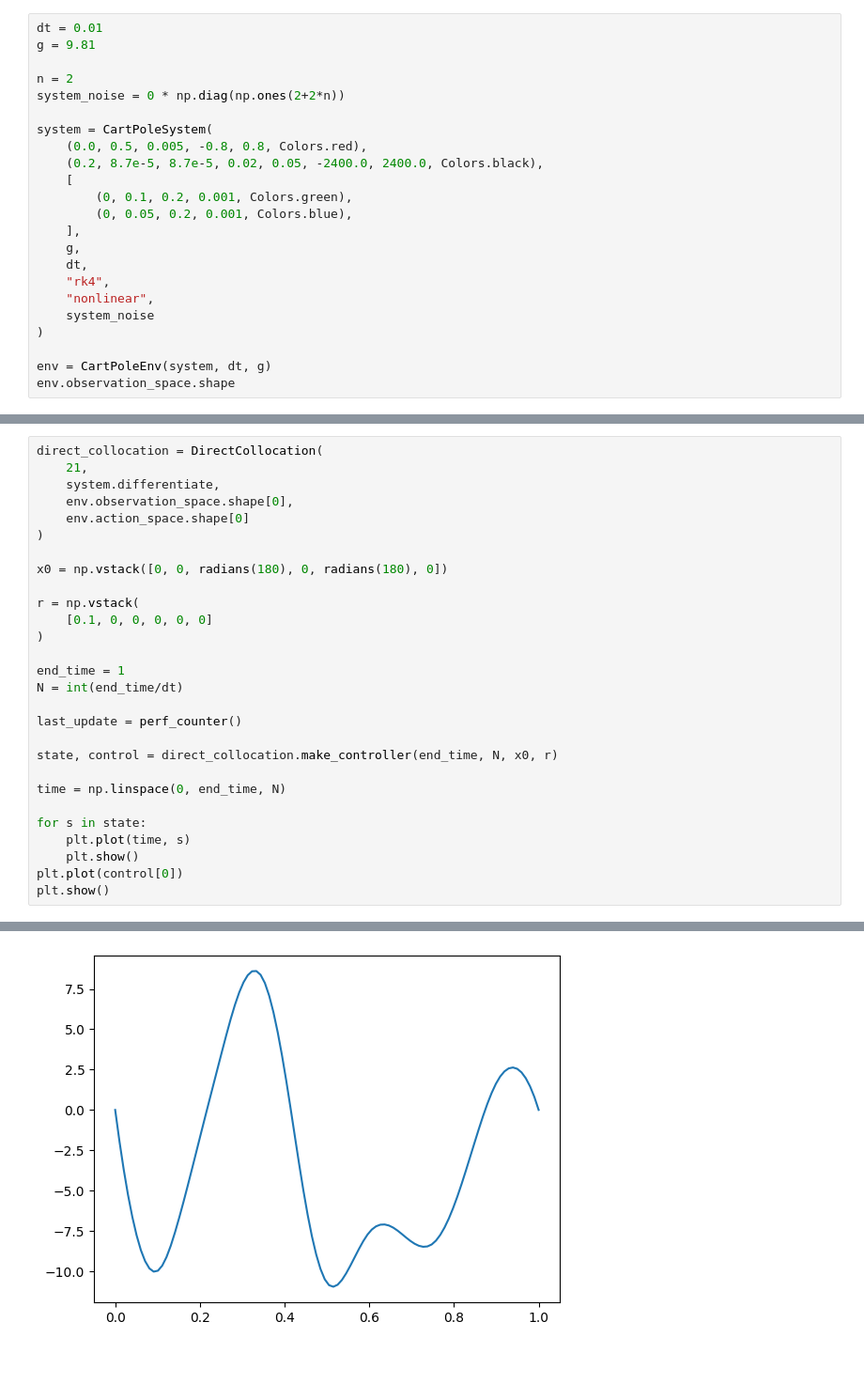
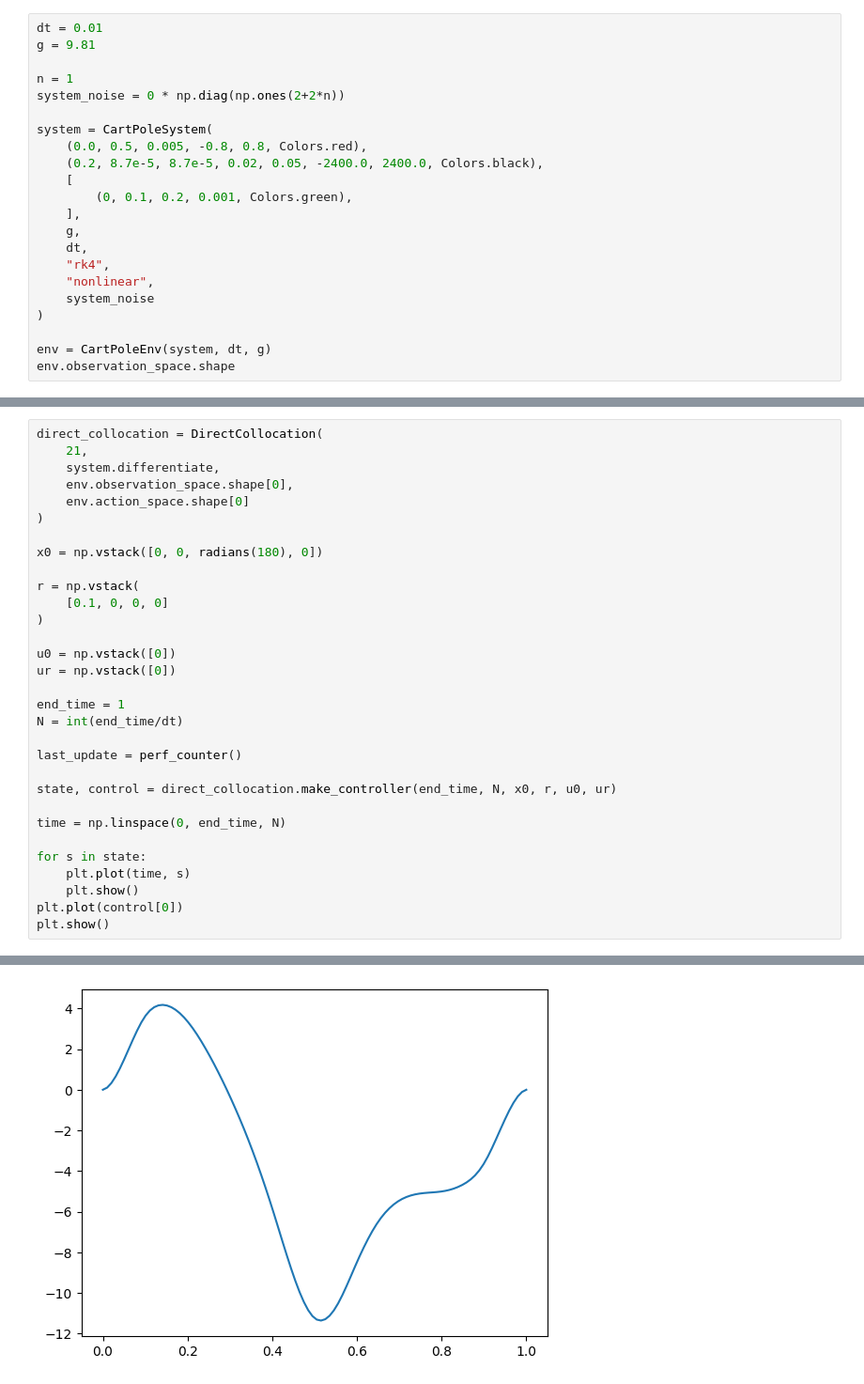
Before and after one commit to sackariaslunman/inverted-pendulum, a Jupyter notebook: src/env_cartpoles_direct_collocation.ipynb, the cells around one changed output, grey strips where cells are left out. Shown at 94% size. Cells and saved outputs as stored; diff of their text form.

Commit message:
added control boundary constraints

```diff
--- a/src/env_cartpoles_direct_collocation.ipynb
+++ b/src/env_cartpoles_direct_collocation.ipynb
@@ -13,7 +14,7 @@ from scipy.io import savemat
 dt = 0.01
 g = 9.81
 
-n = 2
+n = 1
 system_noise = 0 * np.diag(np.ones(2+2*n))
 
 system = CartPoleSystem(
@@ -21,7 +22,6 @@ system = CartPoleSystem(
     (0.2, 8.7e-5, 8.7e-5, 0.02, 0.05, -2400.0, 2400.0, Colors.black),
     [
         (0, 0.1, 0.2, 0.001, Colors.green),
-        (0, 0.05, 0.2, 0.001, Colors.blue),
     ],
     g,
     dt,
@@ -42,18 +42,21 @@ direct_collocation = DirectCollocation(
     env.action_space.shape[0]
 )
 
-x0 = np.vstack([0, 0, radians(180), 0, radians(180), 0])
+x0 = np.vstack([0, 0, radians(180), 0])
 
 r = np.vstack(
-    [0.1, 0, 0, 0, 0, 0]
+    [0.1, 0, 0, 0]
 )
+
+u0 = np.vstack([0])
+ur = np.vstack([0])
 
 end_time = 1
 N = int(end_time/dt)
 
 last_update = perf_counter()
 
-state, control = direct_collocation.make_controller(end_time, N, x0, r)
+state, control = direct_collocation.make_controller(end_time, N, x0, r, u0, ur)
 
 time = np.linspace(0, end_time, N)
 
@@ -69 +72 @@ plt.show()
-[figure, old version]
+[figure, new version]
```
Also changed, not shown: parts of 5 cells of this notebook, 1 other file.
